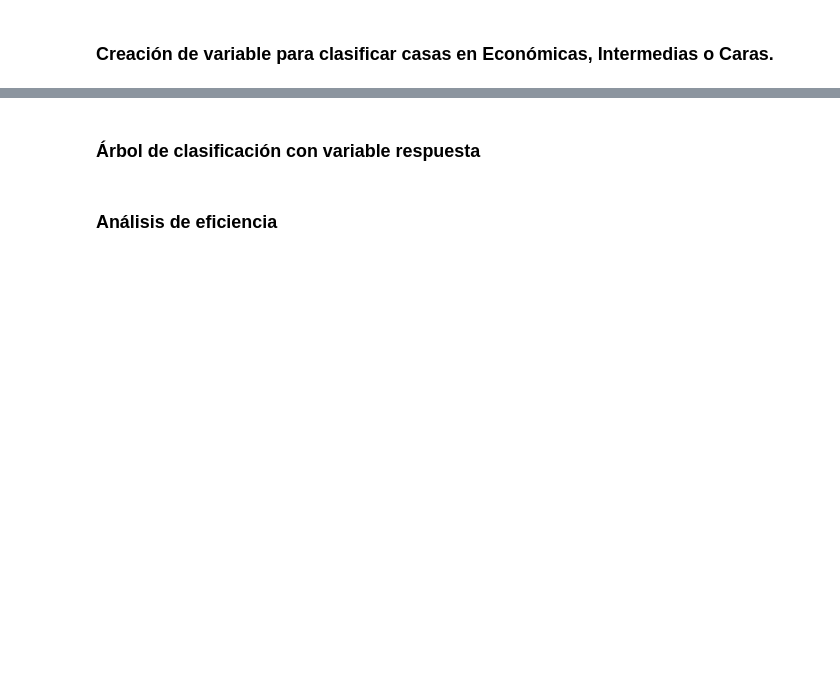
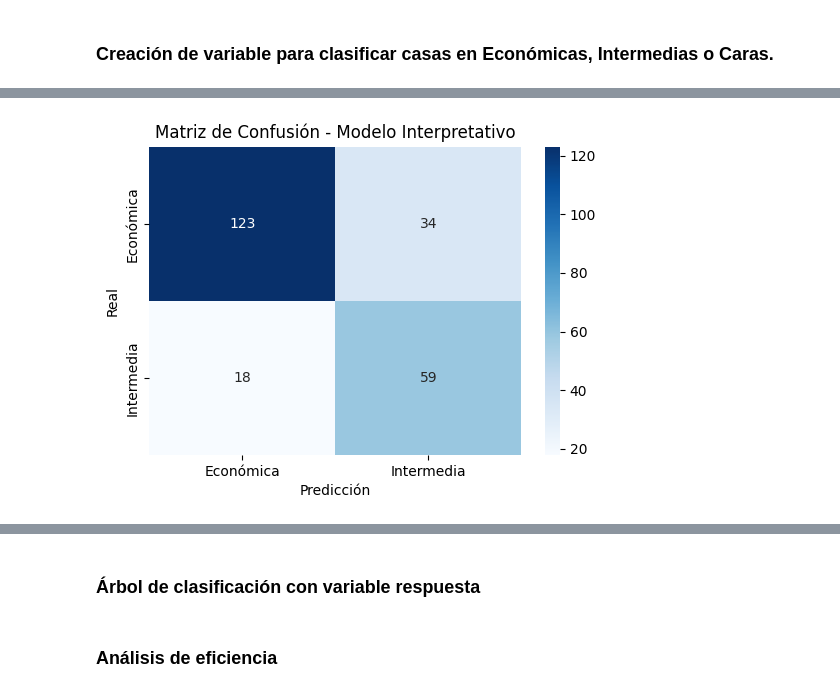
Before and after one commit to tsc221645/CC_3074_Proyecto_2, a Jupyter notebook: secondary_analysis.ipynb, the cells around one changed output, grey strips where cells are left out. Cells and saved outputs as stored; diff of their text form; code cells hidden in the pictures; blank space fills up the shorter version.

```diff
--- a/secondary_analysis.ipynb
+++ b/secondary_analysis.ipynb
@@ -249,2 +255,26 @@ InvalidParameterError: The 'kernel' parameter of SVR must be a str among {'linea
 # %% [markdown]
 ### Creación de variable para clasificar casas en Económicas, Intermedias o Caras.
+# %%
+#  Definir X (variables predictoras) y y (variable objetivo)
+X = df_cleaned.drop(columns=["SalePrice", "price_category_Económica", "price_category_Intermedia"], errors='ignore')
+
+# Crear la variable objetivo y
+y = df_cleaned[['price_category_Económica', 'price_category_Intermedia']].idxmax(axis=1)
+y = y.replace({'price_category_Económica': 'Económica', 'price_category_Intermedia': 'Intermedia'})
+y[~y.isin(['Económica', 'Intermedia'])] = 'Cara'  # Asignamos "Cara" cuando ninguna es 1
+
+# Dividir datos en entrenamiento y prueba
+X_train, X_test, y_train, y_test = train_test_split(X, y, test_size=0.2, random_state=5, stratify=y)
+
+# Entrenar modelo Random Forest con **menor profundidad** para facilitar la interpretación
+rf_clf = RandomForestClassifier(n_estimators=100, max_depth=6, min_samples_split=10, class_weight="balanced", random_state=5)
+rf_clf.fit(X_train, y_train)
+
+#  Predicciones
+y_pred = rf_clf.predict(X_test)
+
+#  Evaluación del modelo
+accuracy = accuracy_score(y_test, y_pred)
+print(f"Accuracy del modelo Interpretativo: {accuracy:.2f}")
+print("\nReporte de clasificación:")
+print(classification_report(y_test, y_pred))
@@ -250,0 +293,11 @@ InvalidParameterError: The 'kernel' parameter of SVR must be a str among {'linea
+# %%
+#  Matriz de confusión
+conf_matrix = confusion_matrix(y_test, y_pred)
+plt.figure(figsize=(6, 4))
+sns.heatmap(conf_matrix, annot=True, fmt="d", cmap="Blues", xticklabels=rf_clf.classes_, yticklabels=rf_clf.classes_)
+plt.xlabel("Predicción")
+plt.ylabel("Real")
+plt.title("Matriz de Confusión - Modelo Interpretativo")
+plt.show()
+# %% [output]
+[figure, added]
```
Also changed, not shown: parts of 10 cells of this notebook.
